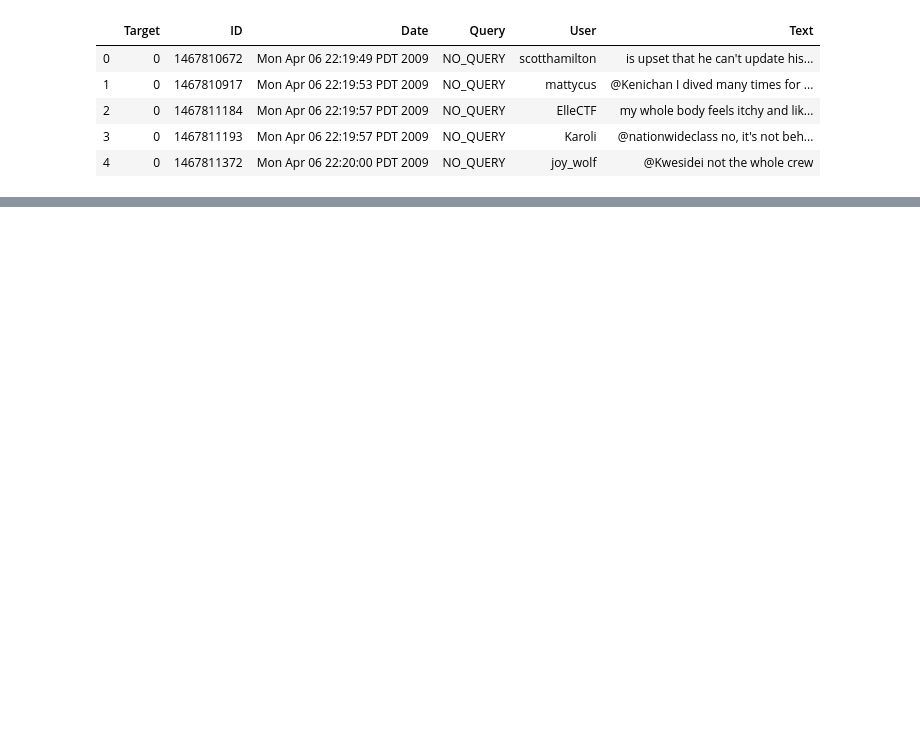
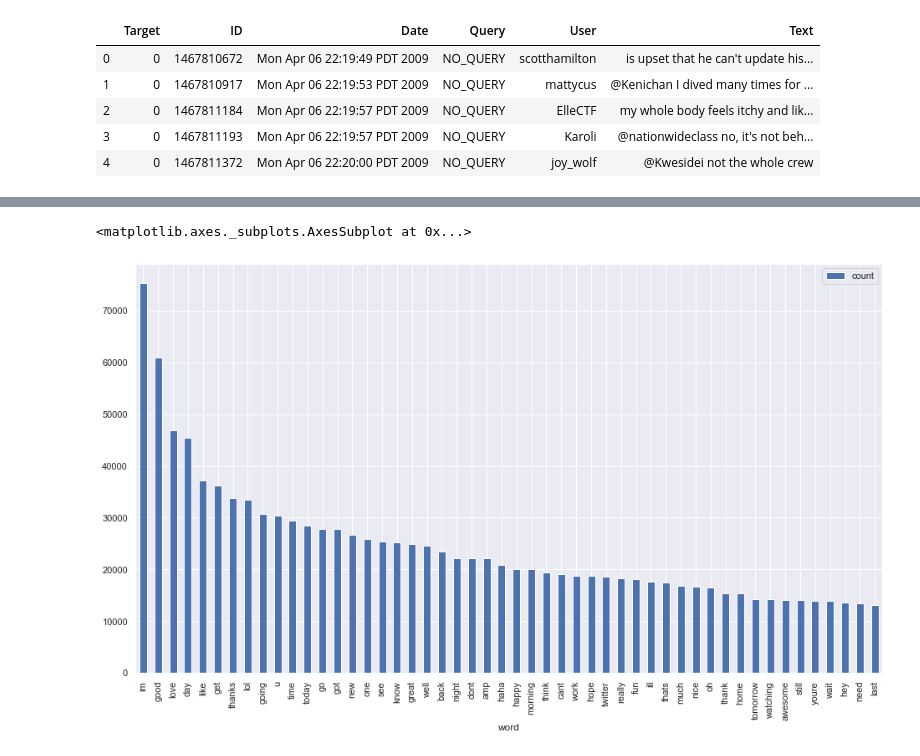
Before and after one commit to Rafatian/Springboard, a Jupyter notebook: Sentiment_Analysis_Project.ipynb, the cells around one changed output, grey strips where cells are left out. Saved outputs shown, nothing was run; the diff lists cells and outputs as text; code cells hidden in the pictures; blank space fills up the shorter version.

Commit message:
Add files via upload
data exploration

```diff
--- a/Sentiment_Analysis_Project.ipynb
+++ b/Sentiment_Analysis_Project.ipynb
@@ -21,0 +71,20 @@ raw_tweets.head()
+# %%
+# defining a function to clean the text in our dataframe.
+def dataframe_normalize(row):
+    row.Text = normalize_document(row.Text)
+    return(row)
+# %%
+norm_tweets = raw_tweets.apply(dataframe_normalize,axis =1)
+# %%
+#Defining a function to count occurence of words in a given dataframe
+def df_word(df_txt):
+    vocabulary = []
+    for txt in df_txt.Text.values:
+        vocabulary.extend(txt.split())
+    print('Vocabulary Size: %d' % len(set(vocabulary)))
+    ct = Counter(vocabulary)
+    dfword = pd.DataFrame.from_dict(ct, orient='index')
+    dfword = dfword.reset_index()
+    dfword.columns = ["word","count"]
+    dfword = dfword.sort_values("count",ascending=False)
+    return(dfword)
@@ -21,0 +97,5 @@ raw_tweets.head()
+# %%
+dfword_pos[:50].plot(x = 'word', y ='count', kind ='bar', figsize = (16,9))
+# %% [output]
+<matplotlib.axes._subplots.AxesSubplot at 0x...>
+[figure, added]
```
Also changed, not shown: parts of 11 cells of this notebook.
